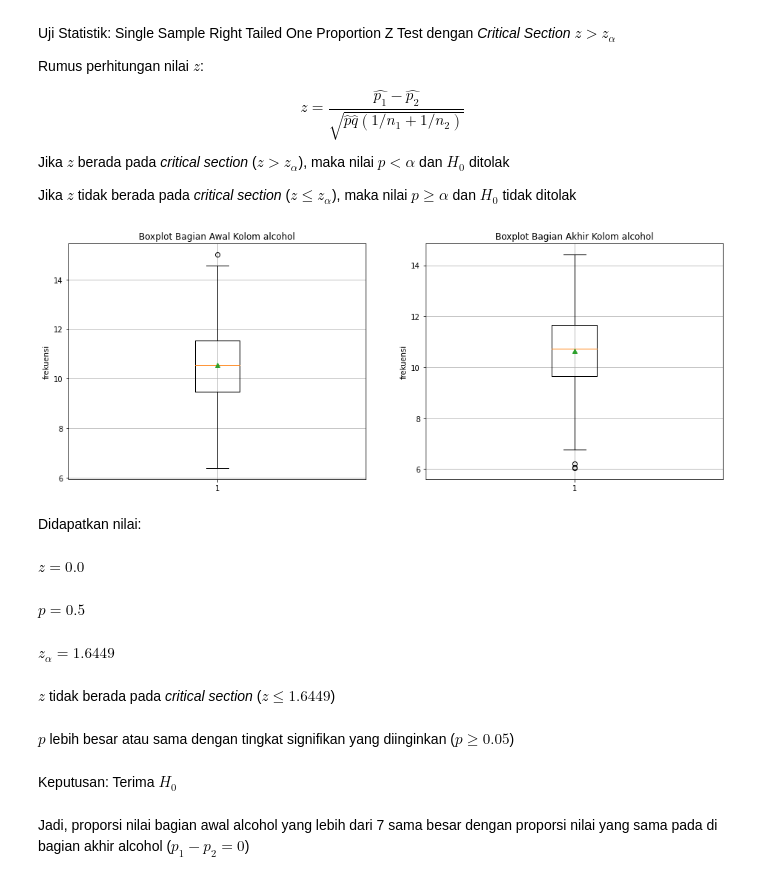
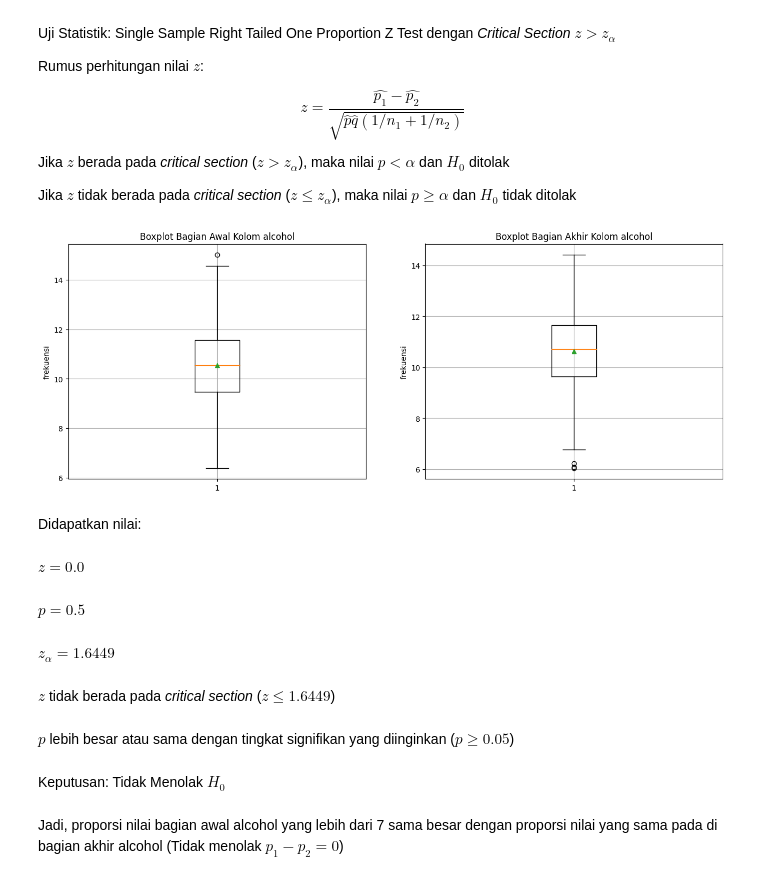
Before and after one commit to bangkitdc/hyphotesis_testing, a Jupyter notebook: main.ipynb, the cells around one changed output. Saved outputs shown, nothing was run; the diff lists cells and outputs as text; code cells hidden in the pictures.

```diff
--- a/main.ipynb
+++ b/main.ipynb
@@ -943,41 +1050,41 @@ ax1.set(title='Boxplot Bagian Awal Kolom alcohol', ylabel='frekuensi')
 ax1.grid()
 
 ax2.boxplot(fb, showmeans=True)
 ax2.set(title='Boxplot Bagian Akhir Kolom alcohol', ylabel='frekuensi')
 ax2.grid()
 
 f.subplots_adjust(wspace=0.2)
 plt.show()
 
 
 delta_p = 0
 alpha = 0.05
 
 z, p = proportions_ztest([len(fa[fa > 7]), len(fb[fb > 7])], [len(fa), len(fb)], value=delta_p, alternative="larger")
 display(Markdown("Didapatkan nilai:"))
 display(Markdown(f"$z = {round(z, 4)}$"))
 display(Markdown(f"$p = {round(p, 4)}$"))
 
 z_alpha = stats.norm.ppf(1 - alpha)
 display(Markdown(f"$z_{{\\alpha}} = {round(z_alpha, 4)}$"))
 
 if z > z_alpha:
     display(Markdown(f"$z$ berada pada *critical section* ($z > {round(z_alpha, 4)}$)"))
     display(Markdown(f"$p$ lebih kecil dari tingkat signifikan yang diinginkan ($p < {alpha}$)"))
     display(Markdown(f"Keputusan: Tolak $H_0$"))
     display(Markdown(f"Jadi, proporsi nilai bagian awal alcohol yang lebih dari 7 lebih besar dengan proporsi nilai yang sama pada di bagian akhir alcohol ($p_{{1}} - p_{{2}} > {delta_p}$)"))
 else:
     display(Markdown(f"$z$ tidak berada pada *critical section* ($z ≤ {round(z_alpha, 4)}$)"))
     display(Markdown(f"$p$ lebih besar atau sama dengan tingkat signifikan yang diinginkan ($p ≥ {alpha}$)"))
-    display(Markdown(f"Keputusan: Terima $H_0$"))
-    display(Markdown(f"Jadi, proporsi nilai bagian awal alcohol yang lebih dari 7 sama besar dengan proporsi nilai yang sama pada di bagian akhir alcohol ($p_{{1}} - p_{{2}} = {delta_p}$)"))
+    display(Markdown(f"Keputusan: Tidak Menolak $H_0$"))
+    display(Markdown(f"Jadi, proporsi nilai bagian awal alcohol yang lebih dari 7 sama besar dengan proporsi nilai yang sama pada di bagian akhir alcohol (Tidak menolak $p_{{1}} - p_{{2}} = {delta_p}$)"))
 # %% [output]
-[figure, old version]
+[figure, new version]
 Didapatkan nilai:
 $z = 0.0$
 $p = 0.5$
 $z_{\alpha} = 1.6449$
 $z$ tidak berada pada *critical section* ($z ≤ 1.6449$)
 $p$ lebih besar atau sama dengan tingkat signifikan yang diinginkan ($p ≥ 0.05$)
-Keputusan: Terima $H_0$
+Keputusan: Tidak Menolak $H_0$
-Jadi, proporsi nilai bagian awal alcohol yang lebih dari 7 sama besar dengan proporsi nilai yang sama pada di bagian akhir alcohol ($p_{1} - p_{2} = 0$)
+Jadi, proporsi nilai bagian awal alcohol yang lebih dari 7 sama besar dengan proporsi nilai yang sama pada di bagian akhir alcohol (Tidak menolak $p_{1} - p_{2} = 0$)
```
Also changed, not shown: parts of 56 cells of this notebook.
